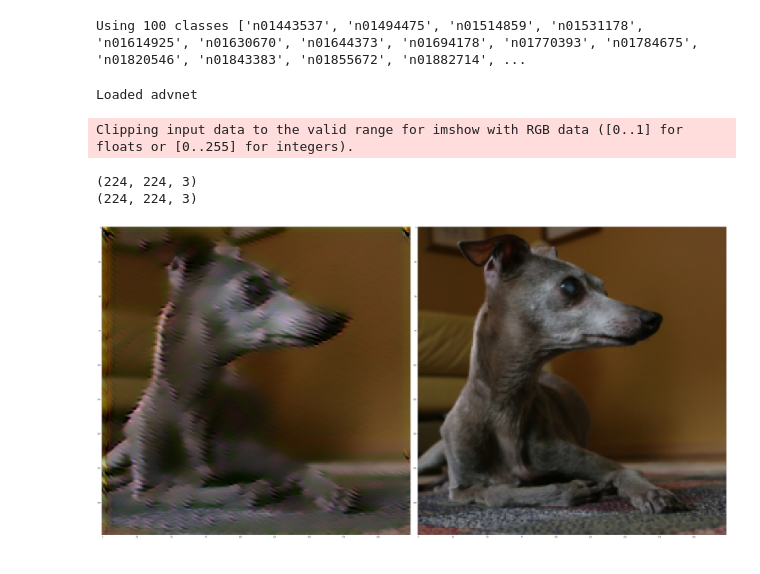
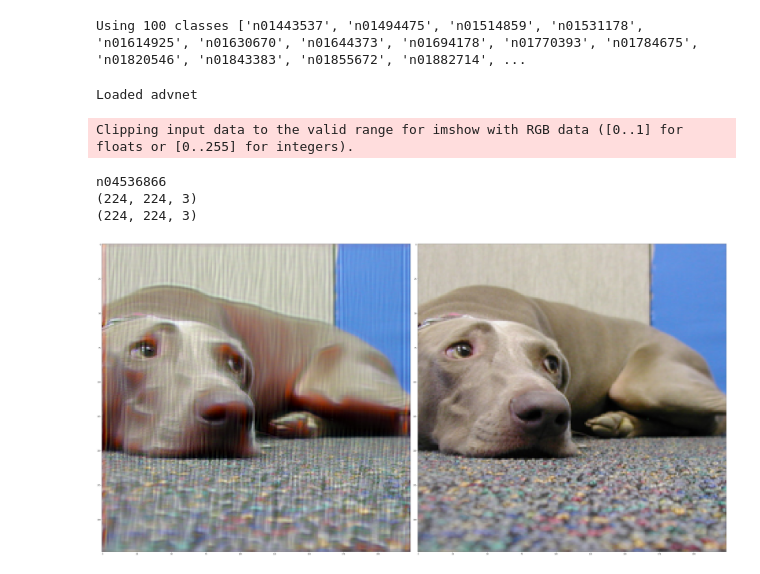
Before and after one commit to ssss1029/imagenet-classifier, a Jupyter notebook: Explore_Advnet.ipynb, the cells around one changed output. Cells and saved outputs as stored; diff of their text form; code cells hidden in the pictures.

Commit message:
Ipython Explore_Random_DeepAugment.ipynb AND Explore_Advnet.ipynb

```diff
--- a/Explore_Advnet.ipynb
+++ b/Explore_Advnet.ipynb
@@ -180,52 +180,56 @@ Using 100 classes ['n01443537', 'n01494475', 'n01514859', 'n01531178', 'n0161492
 advnet = ParallelResNet(
     epsilon=0.5,
     advnet_norm_factor=0.1
 )
 
-MODEL_PATH = "/accounts/projects/jsteinhardt/sauravkadavath/imagenet-classifier/checkpoints/advnetOnly_train/model.pth.tar"
+MODEL_PATH = "/accounts/projects/jsteinhardt/sauravkadavath/imagenet-classifier/checkpoints/advnetOnly_train_100/model.pth.tar"
 advnet.load_state_dict(torch.load(MODEL_PATH)['advnet_state_dict'])
 advnet.cpu()
 print("Loaded advnet")
 
 def show_image(img, plt):
     img = img.permute((1,2,0))
     npimg = np.asarray(img)
     print(npimg.shape)
     plt.imshow(npimg, interpolation='nearest')
 
-advnet.eval()
-for i, (images, target) in enumerate(val_loader):
-    # measure data loading time
+with torch.no_grad():
+    advnet.eval()
+    for i, (images, target) in enumerate(val_loader):
+        # measure data loading time
 
-    bx = images.cuda(non_blocking=True)
-    by = target.cuda(non_blocking=True)
+        bx = images.cuda(non_blocking=True)
+        by = target.cuda(non_blocking=True)
 
-    bx_copy = bx.clone().detach().cpu()
+        bx_copy = bx.clone().detach().cpu()
 
-    # Random class target for advnet
-    rand_class = 3
-    advnet.blocks[rand_class].cuda()
+        # Random class target for advnet
+        rand_class = 87
+        advnet.blocks[rand_class].cuda()
 
-    res = advnet(bx, road=rand_class)
-    advnet_out = res["output"]
-    advnet_out_copy = advnet_out.clone().detach().cpu()
+        res = advnet(bx, road=rand_class)
+        advnet_out = res["output"]
+        advnet_out_copy = advnet_out.clone().detach().cpu()
 
-    # Save GPU memory
-    advnet.blocks[rand_class].cpu()
+        # Save GPU memory
+        advnet.blocks[rand_class].cpu()
 
-    fig, ax = plt.subplots(1, 2)
-    fig.set_size_inches(50, 50)
-    fig.tight_layout()
-    show_image(unnorm_fn(advnet_out_copy[0]).detach(), ax[0])
-    show_image(unnorm_fn(bx_copy[0]).detach(), ax[1])
+        fig, ax = plt.subplots(1, 2)
+        fig.set_size_inches(50, 50)
+        fig.tight_layout()
 
-    break
+        print(classes_chosen[rand_class])
+        show_image(unnorm_fn(advnet_out_copy[0]).detach(), ax[0])
+        show_image(unnorm_fn(bx_copy[0]).detach(), ax[1])
+
+        break
 
 del advnet
 torch.cuda.empty_cache()
 # %% [output]
 Loaded advnet
 Clipping input data to the valid range for imshow with RGB data ([0..1] for floats or [0..255] for integers).
+n04536866
 (224, 224, 3)
 (224, 224, 3)
-[figure, old version]
+[figure, new version]
```
